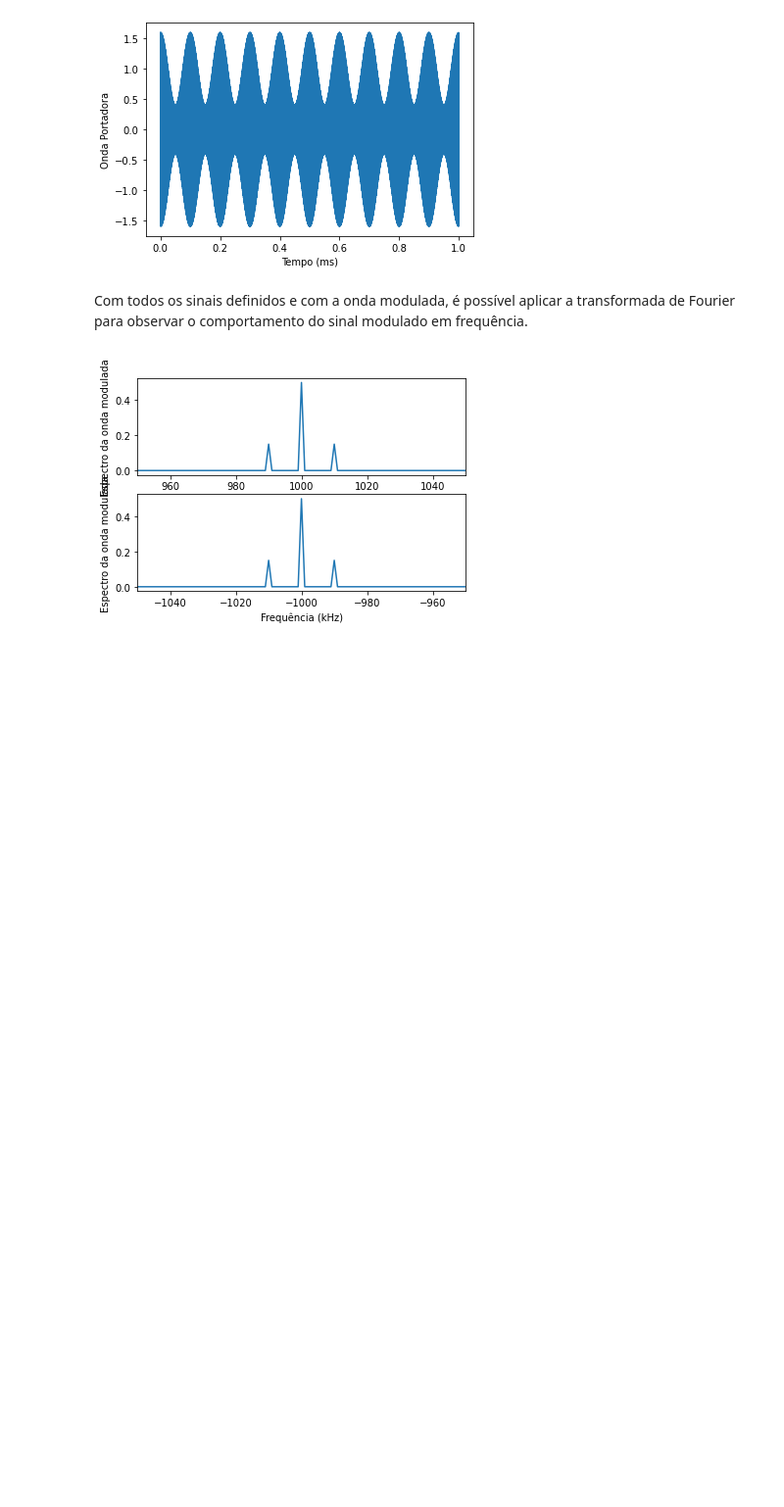
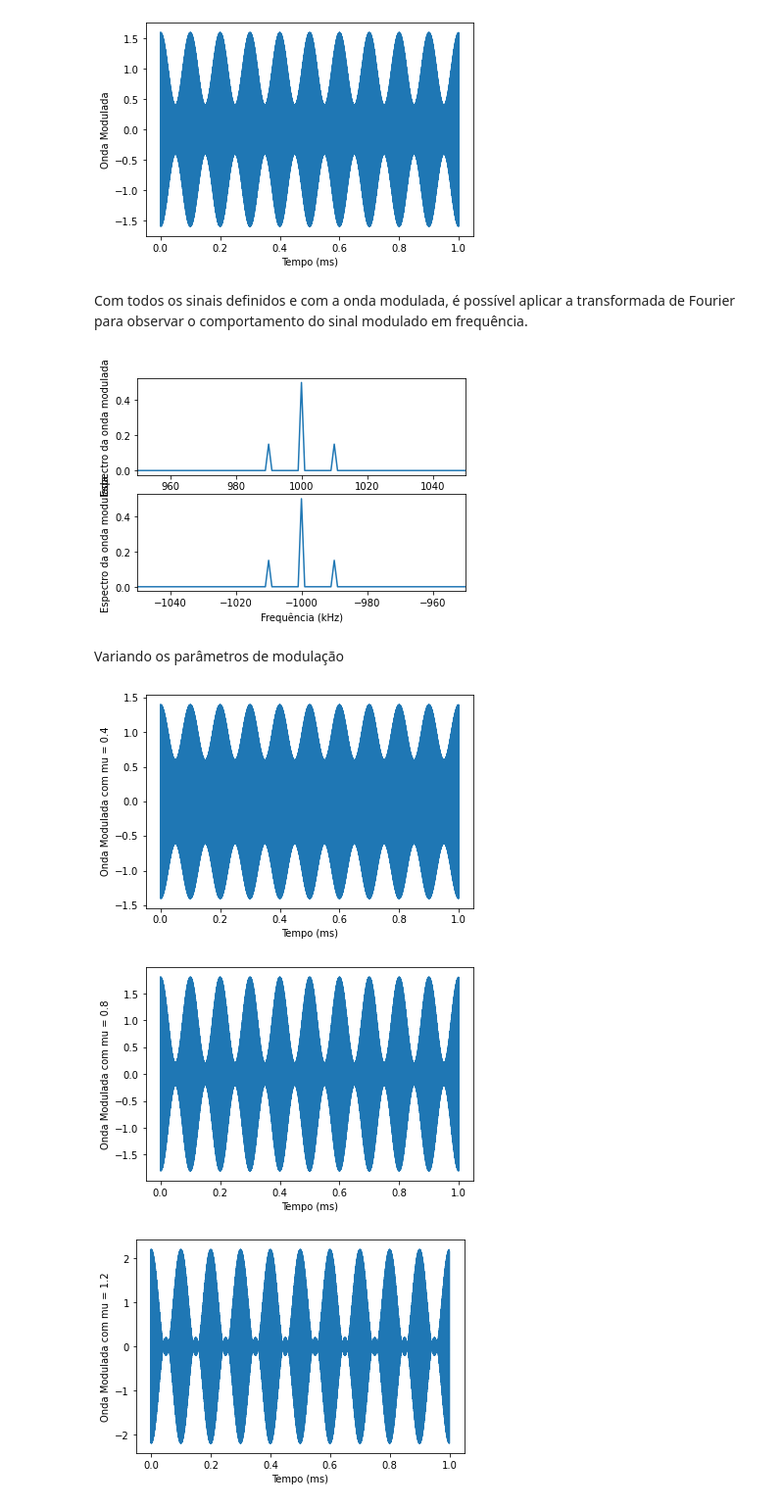
Before and after one commit to BrunoSantAnna/Modulacao-AM-SEL0360, a Jupyter notebook: Trabalho 1/Modulacao AM.ipynb, the cells around one changed output. Shown: that part at 98% size. Saved outputs shown, nothing was run; the diff lists cells and outputs as text; code cells hidden in the pictures; blank space fills up the shorter version.

```diff
--- a/Trabalho 1/Modulacao AM.ipynb
+++ b/Trabalho 1/Modulacao AM.ipynb
@@ -105,3 +105,26 @@ plt.xlim(-1050, -950)
 plt.show()
 # %% [output]
 [figure]
+# %% [markdown]
+Variando os parâmetros de modulação
+# %%
+mu_list = [0.4, 0.8, 1.2]
+s_list = []
+
+for i in range(len(mu_list)):
+
+    mu = mu_list[i]
+
+    # Calculando o sinal modulado
+    s_list.append((1+mu*m)*c)
+
+    # Mostrando os resultados da modulação
+
+    plt.plot(t, s_list[i])
+    plt.xlabel("Tempo (ms)")
+    plt.ylabel("Onda Modulada com mu = {}".format(mu))
+    plt.show()
+# %% [output]
+[figure, added]
+[figure, added]
+[figure, added]
```
Also changed, not shown: parts of 3 cells of this notebook.
